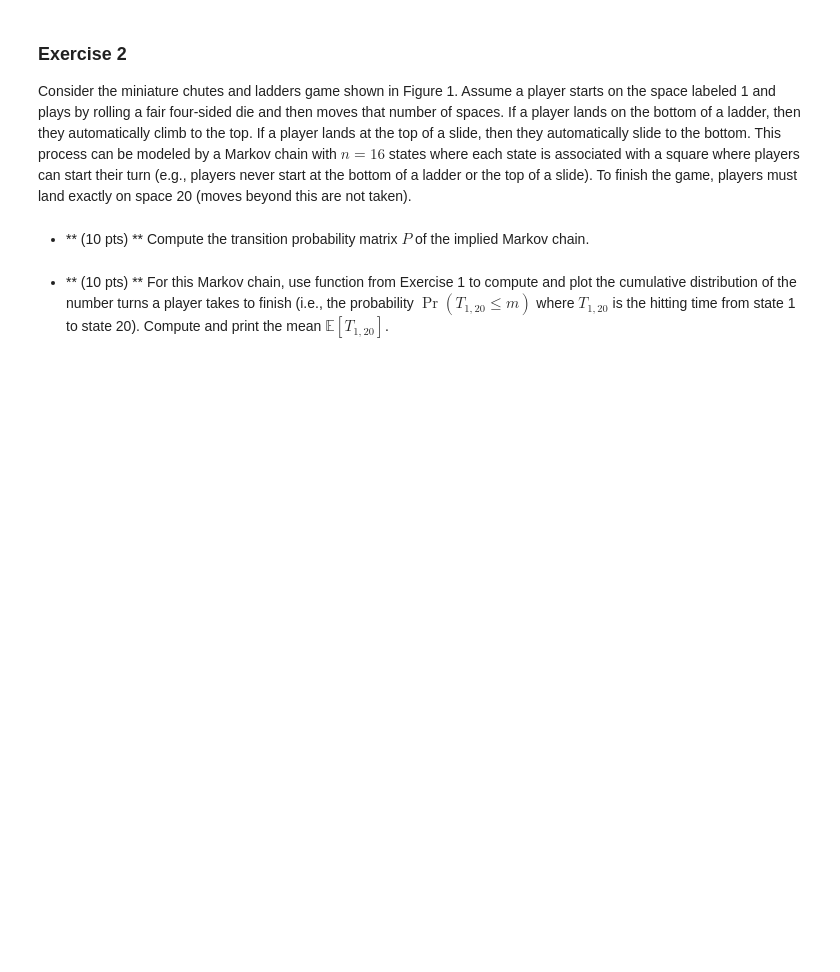
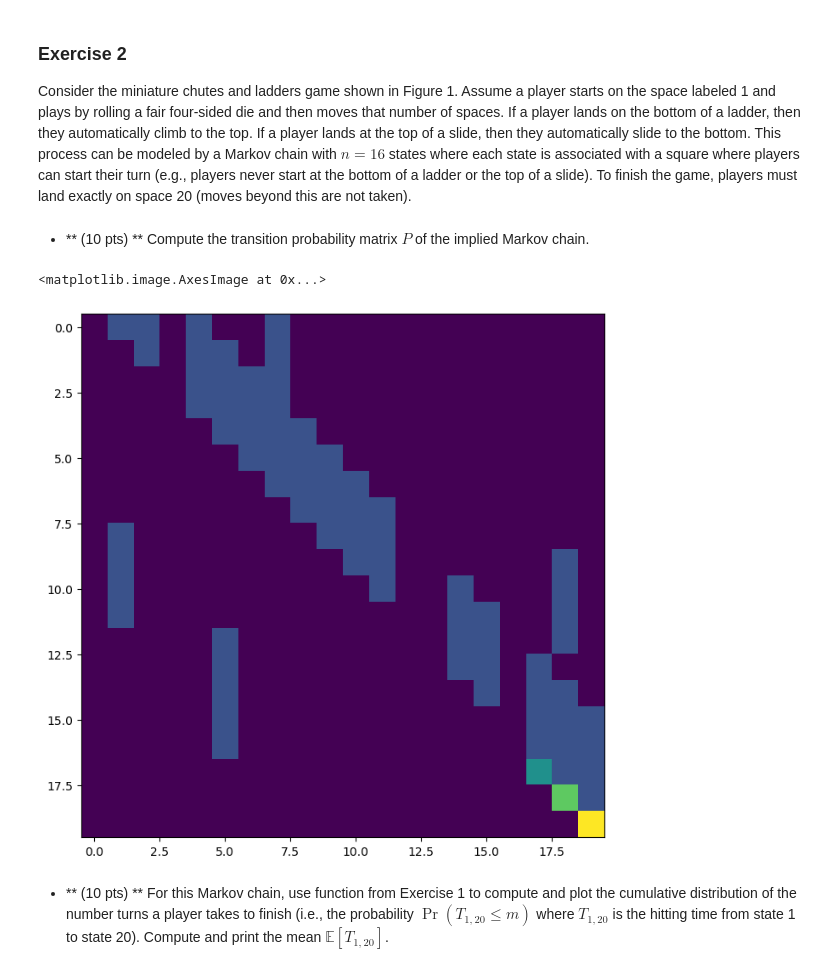
Before and after one commit to davidmhunt/coursework, a Jupyter notebook: ECE 586 Vector Spaces/MP1/fsmc_project.ipynb, the cells around one changed output. Drawn from its saved outputs; the diff is of its cells as text; code cells hidden in the pictures; blank space fills up the shorter version.

```diff
--- a/ECE 586 Vector Spaces/MP1/fsmc_project.ipynb
+++ b/ECE 586 Vector Spaces/MP1/fsmc_project.ipynb
@@ -68,37 +74,60 @@ To finish the game, players must land exactly on space 20 (moves beyond this are
 # You can either do this by hand (e.g., look at picture and write down matrix) or by automating the process.
 
 # By hand
 P = np.asarray([[...],[...],[...],...])
 
 ###
 
 # Or automated general function for Chutes and Ladders games
 def construct_P_matrix(n, dice, chutes, ladders):
     '''
     Arguments:
         n {int} -- size of the state space
         dice {numpy.array} -- probability distribution of the dice outcome
         chutes {list[(int, int)]} -- the list of chutes, in pairs of (start, end)
         ladders {list[(int, int)]} -- the list of ladders, in pairs of (start, end)
 
     Returns:
         P {numpy.array} -- n x n, transition matrix of the Markov chain
     '''
 
     # Add code here to build matrix
 
+    #determine the total number of states
+    total_states = n
+    P = np.zeros((total_states,total_states))
+
+    #initially, construct P without taking into account the chutes and ladders
+    for i in range(0,total_states):
+        for j in range(0,dice.shape[0]):
+            next_state = i + j + 1
+            if next_state >= total_states:
+                next_state = i
+            P[i,next_state] += dice[j]
+
+    #next take care of the chutes and ladders
+    chutes_and_ladders = chutes + ladders
+    for i in range(0,len(chutes_and_ladders)):
+        start_idx = chutes_and_ladders[i][0] - 1
+        end_idx = chutes_and_ladders[i][1] - 1
+        P[:,end_idx] = np.add(P[:,end_idx],P[:,start_idx])
+        P[:,start_idx] = np.zeros(total_states)
+
     return P
 
-n = ### number of states
-dice = ### probability distribution of dice
-chutes = ### (sorce, destination) pairs of chutes
-ladders = ### (sorce, destination) pairs of ladders
+n = 20 ### number of states
+dice = np.array([0.25,0.25,0.25,0.25]) ### probability distribution of dice
+chutes = [(13,2),(17,6)]### (sorce, destination) pairs of chutes, I DEFINED USIING BOARD INDEXING (NOT PYTHON INDEXING!!!!)
+ladders = [(4,8),(14,19)]### (sorce, destination) pairs of ladders, I DEFINED USIING BOARD INDEXING (NOT PYTHON INDEXING!!!!)
 P = construct_P_matrix(n, dice, chutes, ladders)
 ###
 
 # Plot transition matrix
 plt.figure(figsize=(8, 8))
 plt.imshow(P)
+# %% [output]
+<matplotlib.image.AxesImage at 0x...>
+[figure, added]
 # %% [markdown]
 * ** (10 pts) ** For this Markov chain, use function from Exercise 1 to compute and plot the cumulative distribution of the number turns a player takes to finish (i.e., the probability $ \Pr(T_{1, 20} \le m) $ where $ T_{1, 20} $ is the hitting time from state 1 to state 20).
 Compute and print the mean $\mathbb{E}[T_{1,20}]$.
```
Also changed, not shown: parts of 10 cells of this notebook, 3 other files.
